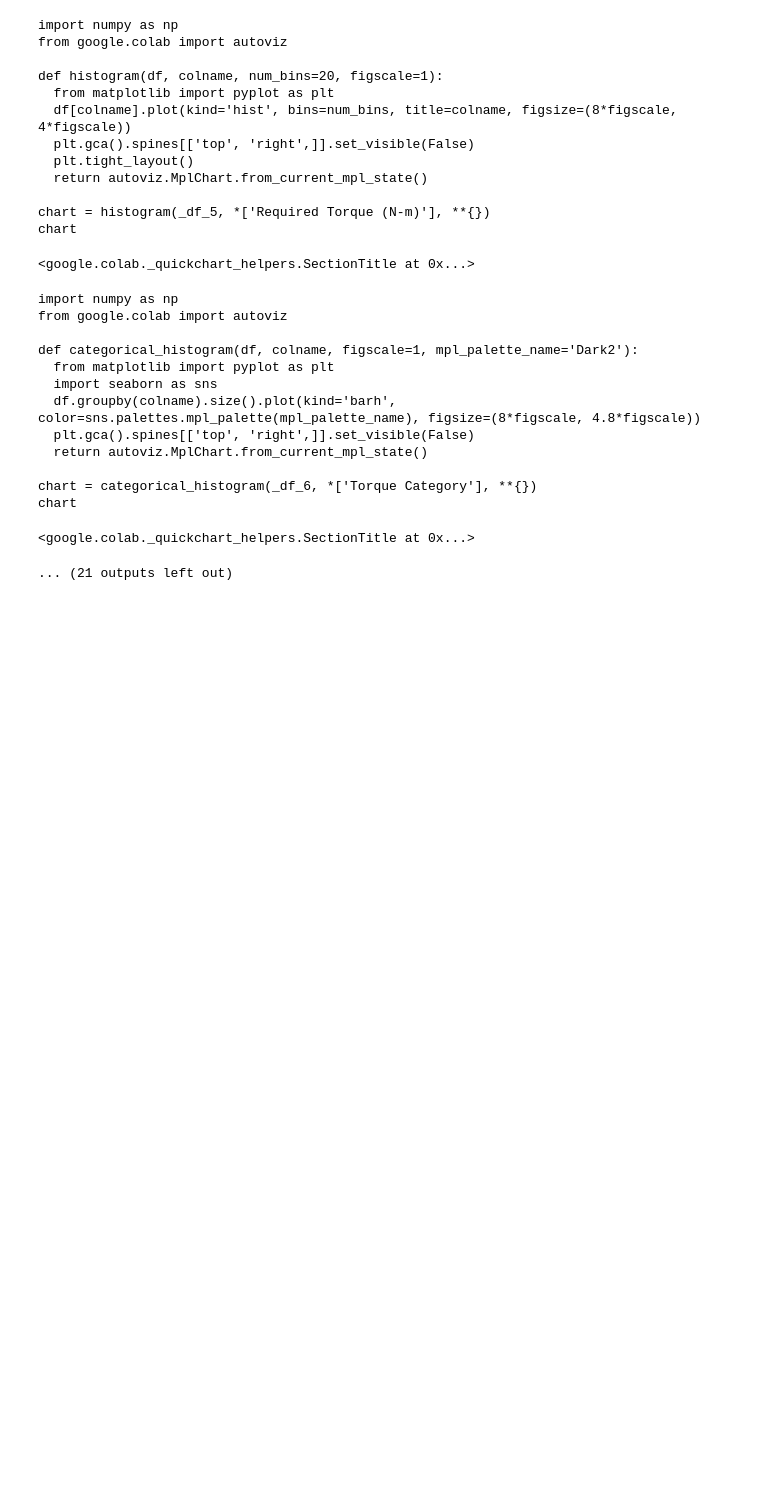
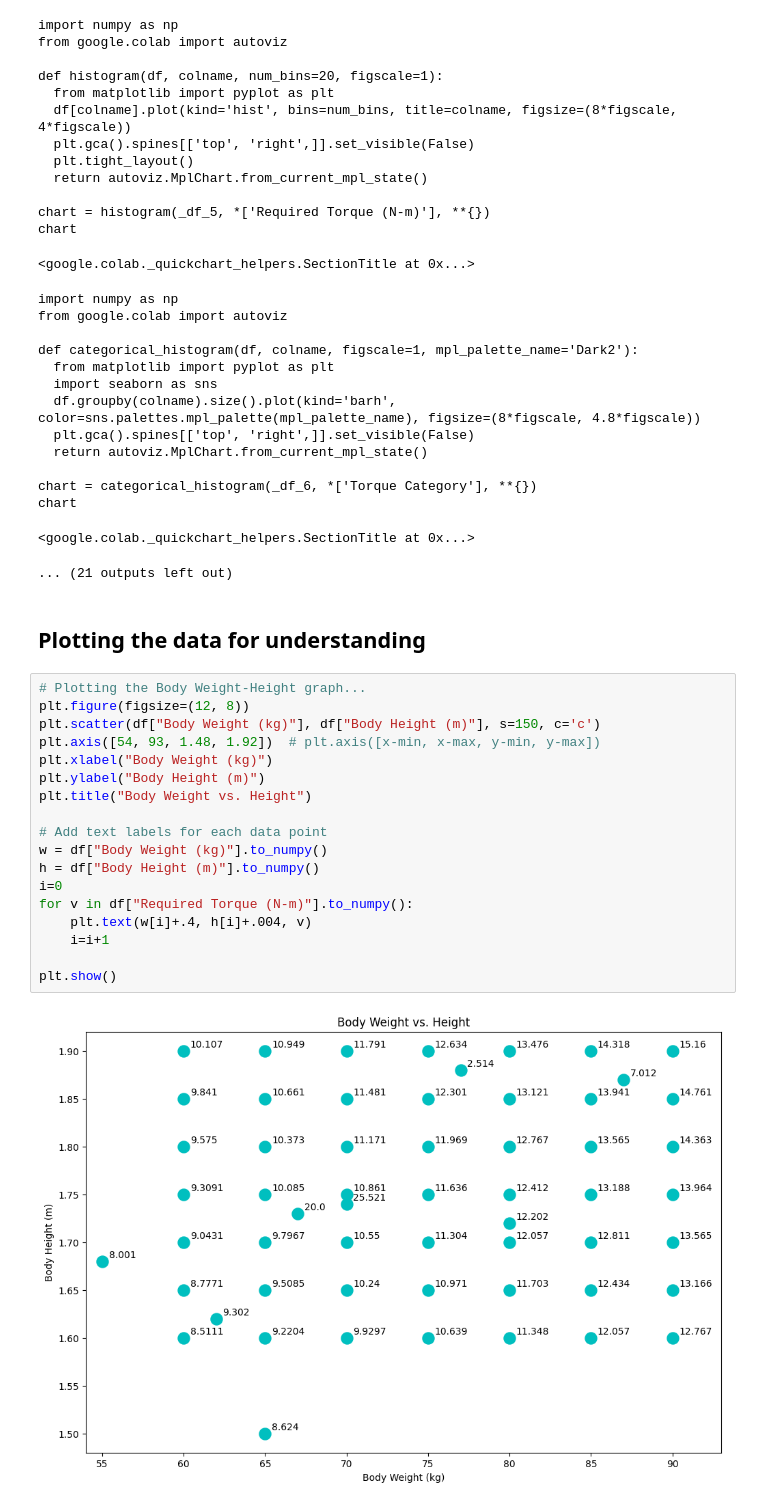
Before and after one commit to shakil1819/CSE442-Machine-Learning-Sessional, a Jupyter notebook: Week_1_2_experiment.ipynb, the cells around one changed output. Cells and saved outputs as stored; diff of their text form; blank space fills up the shorter version.

Commit message:
-Plotting the data in different fashion

```diff
--- a/Week_1_2_experiment.ipynb
+++ b/Week_1_2_experiment.ipynb
@@ -109,3 +109,25 @@ chart = categorical_histogram(_df_6, *['Torque Category'], **{})
 chart
 <google.colab._quickchart_helpers.SectionTitle at 0x...>
 ... (21 outputs left out)
+# %% [markdown]
+## Plotting the data for understanding
+# %%
+# Plotting the Body Weight-Height graph...
+plt.figure(figsize=(12, 8))
+plt.scatter(df["Body Weight (kg)"], df["Body Height (m)"], s=150, c='c')
+plt.axis([54, 93, 1.48, 1.92])  # plt.axis([x-min, x-max, y-min, y-max])
+plt.xlabel("Body Weight (kg)")
+plt.ylabel("Body Height (m)")
+plt.title("Body Weight vs. Height")
+
+# Add text labels for each data point
+w = df["Body Weight (kg)"].to_numpy()
+h = df["Body Height (m)"].to_numpy()
+i=0
+for v in df["Required Torque (N-m)"].to_numpy():
+    plt.text(w[i]+.4, h[i]+.004, v)
+    i=i+1
+
+plt.show()
+# %% [output]
+[figure, added]
```
Also changed, not shown: parts of 2 cells of this notebook.
